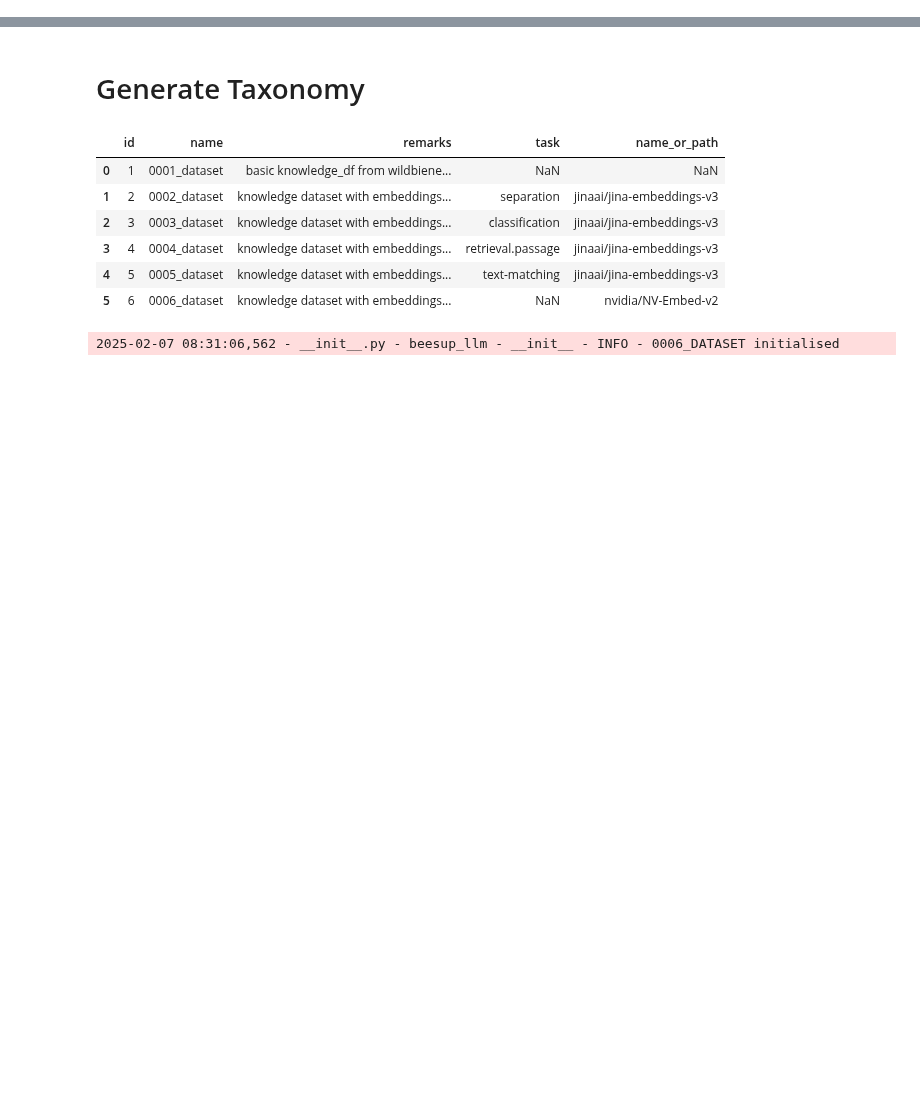
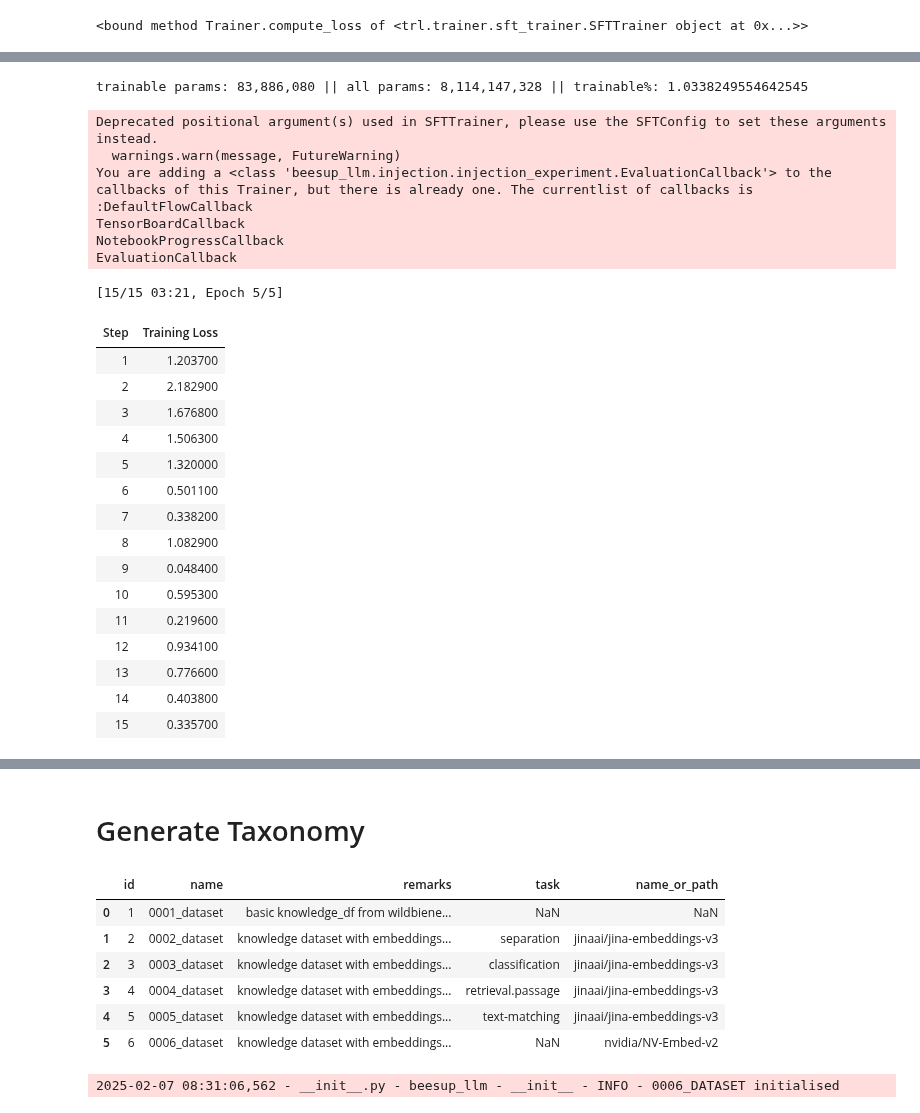
Before and after one commit to fee1ix/beesup_injection_lab, a Jupyter notebook: experiment_notebook.ipynb, the cells around one changed output, grey strips where cells are left out. Cells and saved outputs as stored; diff of their text form; code cells hidden in the pictures; blank space fills up the shorter version.

```diff
--- a/experiment_notebook.ipynb
+++ b/experiment_notebook.ipynb
@@ -123,0 +249,3 @@ llm_pipe.prepare_inference()
+# %%
+experiment=InjectionExperiment(8, llm_ref=llm_pipe, num_train_epochs=5, do_finetuning=True)
+experiment.get_config()
@@ -123,0 +277,7 @@ llm_pipe.prepare_inference()
+# %%
+experiment.ftn_pipe.trainer.compute_loss
+# %% [output]
+<bound method Trainer.compute_loss of <trl.trainer.sft_trainer.SFTTrainer object at 0x...>>
+# %%
+experiment.run()
+# %% [output]
@@ -123,0 +292,25 @@ llm_pipe.prepare_inference()
+trainable params: 83,886,080 || all params: 8,114,147,328 || trainable%: 1.0338249554642545
+Deprecated positional argument(s) used in SFTTrainer, please use the SFTConfig to set these arguments instead.
+  warnings.warn(message, FutureWarning)
+You are adding a <class 'beesup_llm.injection.injection_experiment.EvaluationCallback'> to the callbacks of this Trainer, but there is already one. The currentlist of callbacks is
+:DefaultFlowCallback
+TensorBoardCallback
+NotebookProgressCallback
+EvaluationCallback
+[15/15 03:21, Epoch 5/5]
+| Step | Training Loss |
+| 1 | 1.203700 |
+| 2 | 2.182900 |
+| 3 | 1.676800 |
+| 4 | 1.506300 |
+| 5 | 1.320000 |
+| 6 | 0.501100 |
+| 7 | 0.338200 |
+| 8 | 1.082900 |
+| 9 | 0.048400 |
+| 10 | 0.595300 |
+| 11 | 0.219600 |
+| 12 | 0.934100 |
+| 13 | 0.776600 |
+| 14 | 0.403800 |
+| 15 | 0.335700 |
```
Also changed, not shown: parts of 18 cells of this notebook, 4 other files.
